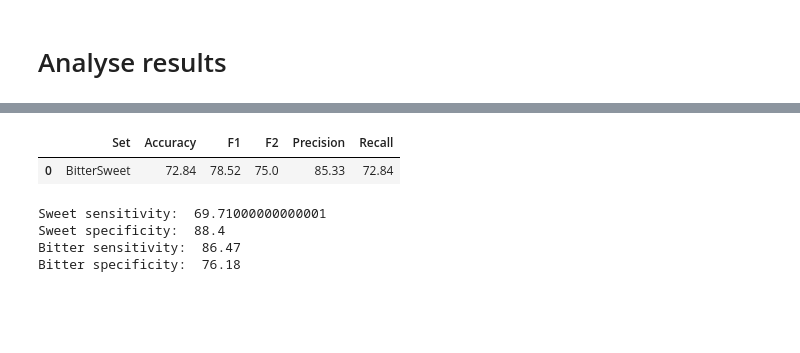
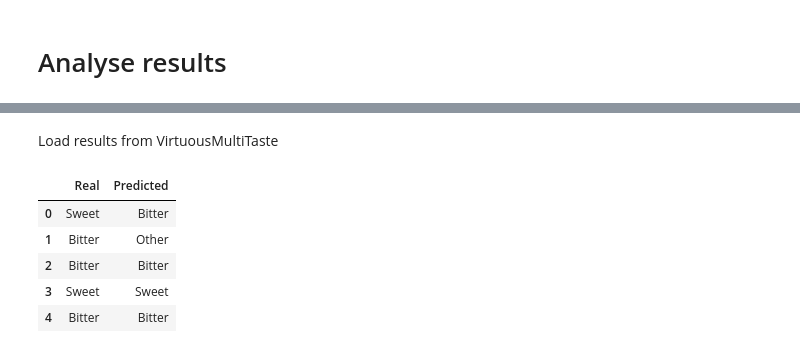
Before and after one commit to lorenzopallante/VirtuousMultiTaste, a Jupyter notebook: notebook/PerformanceComparison.ipynb, the cells around one changed output, grey strips where cells are left out. Cells and saved outputs as stored; diff of their text form; code cells hidden in the pictures; blank space fills up the shorter version.

```diff
--- a/notebook/PerformanceComparison.ipynb
+++ b/notebook/PerformanceComparison.ipynb
@@ -35,8 +39,3 @@ df_test[["Taste", "Parent_SMILES"]].to_csv(data_path + 'PerformanceComparison' +
-# %%
-# create text files for VirtuousMultiTaste and VirtuousBitterSweet
-df_test = pd.read_csv(test_file, sep=',')
-df_test["Parent_SMILES"].to_csv(data_path + 'PerformanceComparison' + os.sep + 'test_for_Virtuous.csv', sep=',', index=False, header=False)
-df_test["Taste"].to_csv(data_path + 'PerformanceComparison' + os.sep + 'test_for_Virtuous_labels.csv', sep=',', index=False, header=False)
 # %% [markdown]
 # Run the models
 # %% [markdown]
@@ -166,15 +155,0 @@ Name: name, dtype: int64
-# %%
-# calculate performance
-from sklearn.metrics import accuracy_score, f1_score, fbeta_score, precision_score, recall_score, auc
-
-test_performance = pd.DataFrame()
-test_performance ['Set'] = ['BitterSweet']
-test_performance ['Accuracy'] = [accuracy_score(bitter_sweet_pred["name"], bitter_sweet_pred["Predicted_Taste"]).round(4)*100]
-test_performance ['F1'] = [f1_score(bitter_sweet_pred["name"], bitter_sweet_pred["Predicted_Taste"], average='weighted').round(4)*100]
-test_performance ['F2'] = [fbeta_score(bitter_sweet_pred["name"], bitter_sweet_pred["Predicted_Taste"], average='weighted', beta=2).round(4)*100]
-test_performance ['Precision'] = [precision_score(bitter_sweet_pred["name"], bitter_sweet_pred["Predicted_Taste"], average='weighted').round(4)*100]
-test_performance ['Recall'] = [recall_score(bitter_sweet_pred["name"], bitter_sweet_pred["Predicted_Taste"], average='weighted').round(4)*100]
-test_performance
-# %% [output]
-|  | Set | Accuracy | F1 | F2 | Precision | Recall |
-| 0 | BitterSweet | 72.84 | 78.52 | 75.0 | 85.33 | 72.84 |
@@ -191,26 +156,20 @@ bitter_df["name"] = np.where(bitter_df["name"] == "Sweet", "Other", bitter_df["n
-# %%
-# calculate sensitivity and specificity for bitter and sweet
-from sklearn.metrics import confusion_matrix
-
-def sensitivity_specificity(y_true, y_pred):
-    tn, fp, fn, tp = confusion_matrix(y_true, y_pred).ravel()
-    sensitivity = tp / (tp + fn)
-    specificity = tn / (tn + fp)
-    return sensitivity, specificity
-
-# calculate sensitivity and specificity for bitter
-se_bitter, sp_bitter = sensitivity_specificity(bitter_df["name"], bitter_df["Predicted_Taste"])
-
-# calculate sensitivity and specificity for sweet
-se_sweet, sp_sweet = sensitivity_specificity(sweet_df["name"], sweet_df["Predicted_Taste"])
-
-# print
-print("Sweet sensitivity: ", se_sweet.round(4)*100)
-print("Sweet specificity: ", sp_sweet.round(4)*100)
-print("Bitter sensitivity: ", se_bitter.round(4)*100)
-print("Bitter specificity: ", sp_bitter.round(4)*100)
-# %% [output]
-Sweet sensitivity:  69.71000000000001
-Sweet specificity:  88.4
-Bitter sensitivity:  86.47
-Bitter specificity:  76.18
+# %% [markdown]
+Load results from VirtuousMultiTaste
+# %%
+VirtuousMultiTaste_pred = pd.read_csv(data_path + '/PerformanceComparison/VirtuousMultiTaste/result_dominant_label.txt', sep='\t', header=None)
+# name columns
+VirtuousMultiTaste_pred.columns = ["Predicted_Taste", "Probability"]
+# Umami will be converted to Other
+VirtuousMultiTaste_pred["Predicted_Taste"] = np.where(VirtuousMultiTaste_pred["Predicted_Taste"] == "Umami", "Other", VirtuousMultiTaste_pred["Predicted_Taste"])
+# ordering stuff
+VirtuousMultiTaste_df = pd.DataFrame()
+VirtuousMultiTaste_df["Real"] = df_test["Taste"]
+VirtuousMultiTaste_df["Predicted"] = VirtuousMultiTaste_pred["Predicted_Taste"]
+VirtuousMultiTaste_df.head()
+# %% [output]
+|  | Real | Predicted |
+| 0 | Sweet | Bitter |
+| 1 | Bitter | Other |
+| 2 | Bitter | Bitter |
+| 3 | Sweet | Sweet |
+| 4 | Bitter | Bitter |
```
Also changed, not shown: parts of 11 cells of this notebook, 4 other files.
